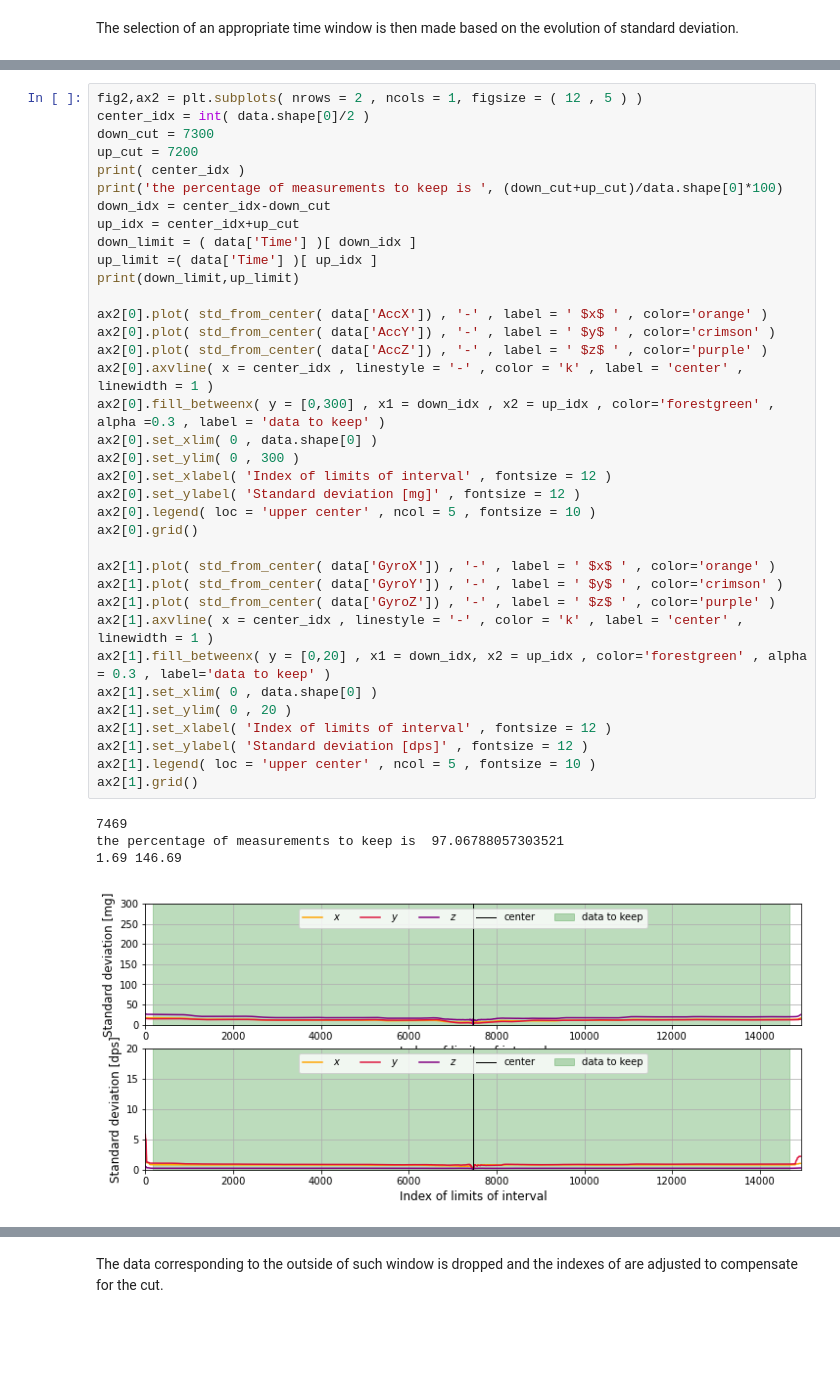
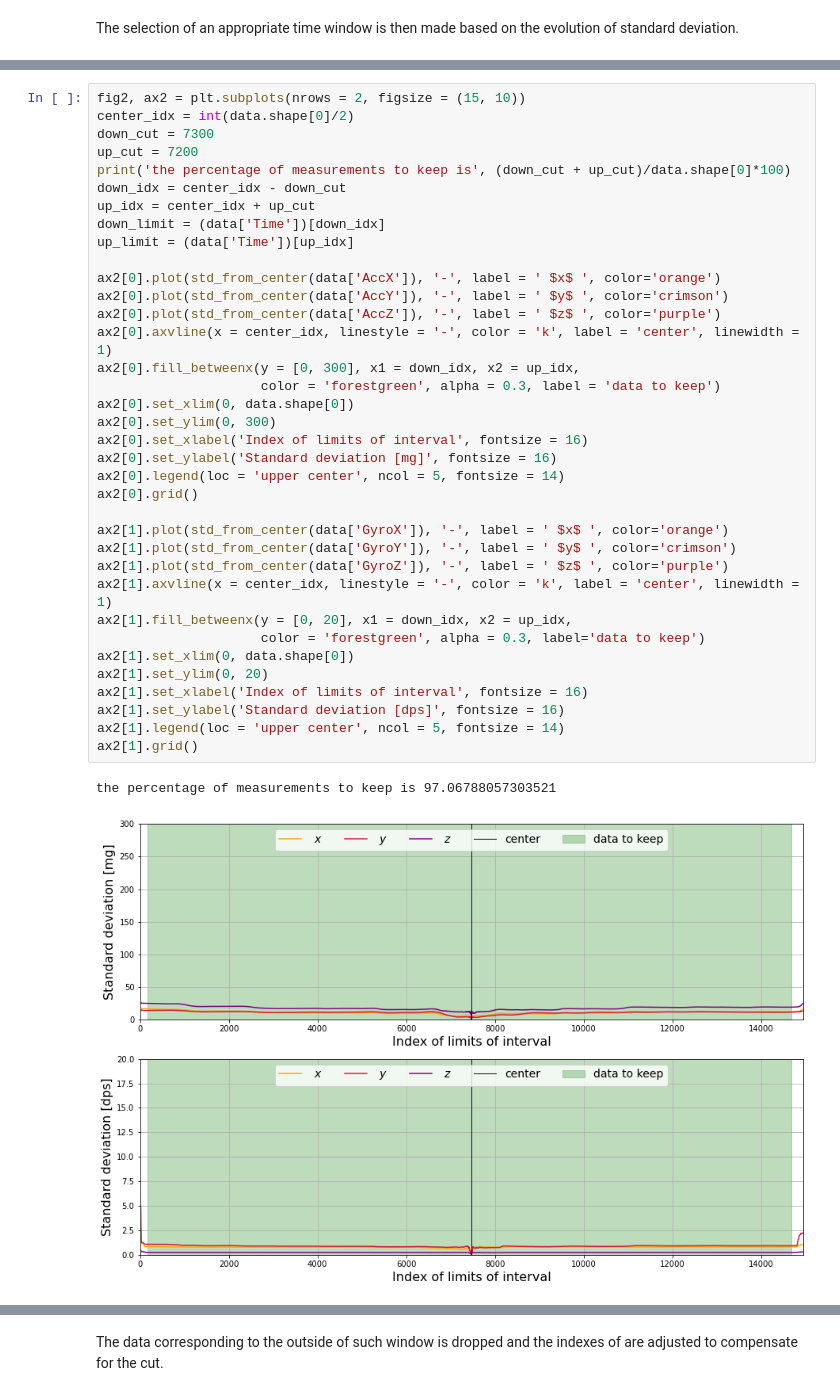
Before and after one commit to ericabrisigotti/heart_rate_estimation_LCP-A, a Jupyter notebook: Chest Sweater.ipynb, the cells around one changed output, grey strips where cells are left out. Cells and saved outputs as stored; diff of their text form; blank space fills up the shorter version.

```diff
--- a/Chest Sweater.ipynb
+++ b/Chest Sweater.ipynb
@@ -138,42 +140,40 @@ def std_from_center( vect ):
 # %%
-fig2,ax2 = plt.subplots( nrows = 2 , ncols = 1, figsize = ( 12 , 5 ) )
-center_idx = int( data.shape[0]/2 )
+fig2, ax2 = plt.subplots(nrows = 2, figsize = (15, 10))
+center_idx = int(data.shape[0]/2)
 down_cut = 7300
 up_cut = 7200
-print( center_idx )
-print('the percentage of measurements to keep is ', (down_cut+up_cut)/data.shape[0]*100)
-down_idx = center_idx-down_cut
-up_idx = center_idx+up_cut
-down_limit = ( data['Time'] )[ down_idx ]
-up_limit =( data['Time'] )[ up_idx ]
-print(down_limit,up_limit)
+print('the percentage of measurements to keep is', (down_cut + up_cut)/data.shape[0]*100)
+down_idx = center_idx - down_cut
+up_idx = center_idx + up_cut
+down_limit = (data['Time'])[down_idx]
+up_limit = (data['Time'])[up_idx]
 
-ax2[0].plot( std_from_center( data['AccX']) , '-' , label = ' $x$ ' , color='orange' )
-ax2[0].plot( std_from_center( data['AccY']) , '-' , label = ' $y$ ' , color='crimson' )
-ax2[0].plot( std_from_center( data['AccZ']) , '-' , label = ' $z$ ' , color='purple' )
-ax2[0].axvline( x = center_idx , linestyle = '-' , color = 'k' , label = 'center' , linewidth = 1 )
-ax2[0].fill_betweenx( y = [0,300] , x1 = down_idx , x2 = up_idx , color='forestgreen' , alpha =0.3 , label = 'data to keep' )
-ax2[0].set_xlim( 0 , data.shape[0] )
-ax2[0].set_ylim( 0 , 300 )
-ax2[0].set_xlabel( 'Index of limits of interval' , fontsize = 12 )
-ax2[0].set_ylabel( 'Standard deviation [mg]' , fontsize = 12 )
-ax2[0].legend( loc = 'upper center' , ncol = 5 , fontsize = 10 )
+ax2[0].plot(std_from_center(data['AccX']), '-', label = ' $x$ ', color='orange')
+ax2[0].plot(std_from_center(data['AccY']), '-', label = ' $y$ ', color='crimson')
+ax2[0].plot(std_from_center(data['AccZ']), '-', label = ' $z$ ', color='purple')
+ax2[0].axvline(x = center_idx, linestyle = '-', color = 'k', label = 'center', linewidth = 1)
+ax2[0].fill_betweenx(y = [0, 300], x1 = down_idx, x2 = up_idx,
+                     color = 'forestgreen', alpha = 0.3, label = 'data to keep')
+ax2[0].set_xlim(0, data.shape[0])
+ax2[0].set_ylim(0, 300)
+ax2[0].set_xlabel('Index of limits of interval', fontsize = 16)
+ax2[0].set_ylabel('Standard deviation [mg]', fontsize = 16)
+ax2[0].legend(loc = 'upper center', ncol = 5, fontsize = 14)
 ax2[0].grid()
 
-ax2[1].plot( std_from_center( data['GyroX']) , '-' , label = ' $x$ ' , color='orange' )
-ax2[1].plot( std_from_center( data['GyroY']) , '-' , label = ' $y$ ' , color='crimson' )
-ax2[1].plot( std_from_center( data['GyroZ']) , '-' , label = ' $z$ ' , color='purple' )
-ax2[1].axvline( x = center_idx , linestyle = '-' , color = 'k' , label = 'center' , linewidth = 1 )
-ax2[1].fill_betweenx( y = [0,20] , x1 = down_idx, x2 = up_idx , color='forestgreen' , alpha = 0.3 , label='data to keep' )
-ax2[1].set_xlim( 0 , data.shape[0] )
-ax2[1].set_ylim( 0 , 20 )
-ax2[1].set_xlabel( 'Index of limits of interval' , fontsize = 12 )
-ax2[1].set_ylabel( 'Standard deviation [dps]' , fontsize = 12 )
-ax2[1].legend( loc = 'upper center' , ncol = 5 , fontsize = 10 )
+ax2[1].plot(std_from_center(data['GyroX']), '-', label = ' $x$ ', color='orange')
+ax2[1].plot(std_from_center(data['GyroY']), '-', label = ' $y$ ', color='crimson')
+ax2[1].plot(std_from_center(data['GyroZ']), '-', label = ' $z$ ', color='purple')
+ax2[1].axvline(x = center_idx, linestyle = '-', color = 'k', label = 'center', linewidth = 1)
+ax2[1].fill_betweenx(y = [0, 20], x1 = down_idx, x2 = up_idx,
+                     color = 'forestgreen', alpha = 0.3, label='data to keep')
+ax2[1].set_xlim(0, data.shape[0])
+ax2[1].set_ylim(0, 20)
+ax2[1].set_xlabel('Index of limits of interval', fontsize = 16)
+ax2[1].set_ylabel('Standard deviation [dps]', fontsize = 16)
+ax2[1].legend(loc = 'upper center', ncol = 5, fontsize = 14)
 ax2[1].grid()
 # %% [output]
-7469
-the percentage of measurements to keep is  97.06788057303521
-1.69 146.69
+the percentage of measurements to keep is 97.06788057303521
-[figure, old version]
+[figure, new version]
 # %%
```
Also changed, not shown: parts of 38 cells of this notebook.
